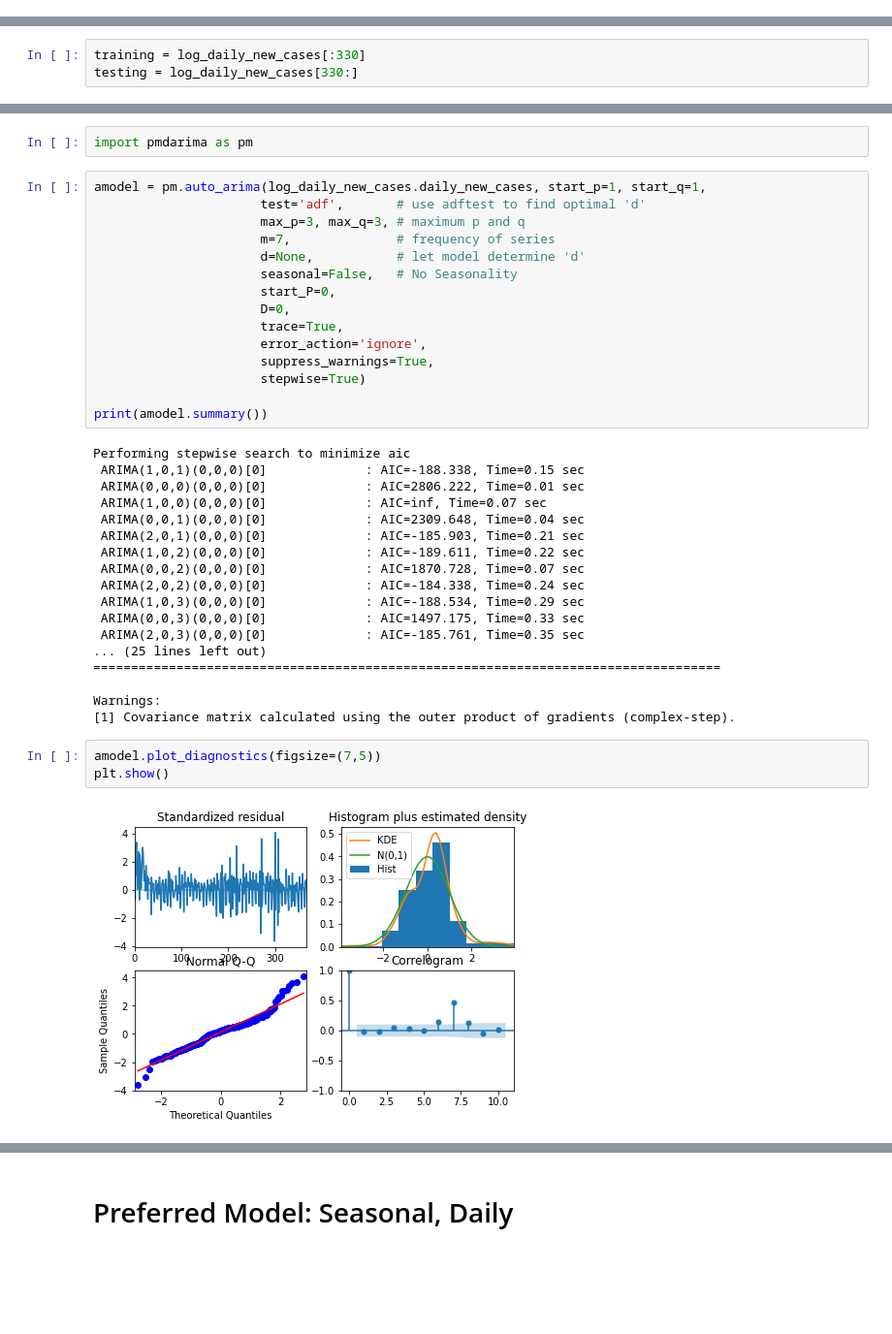
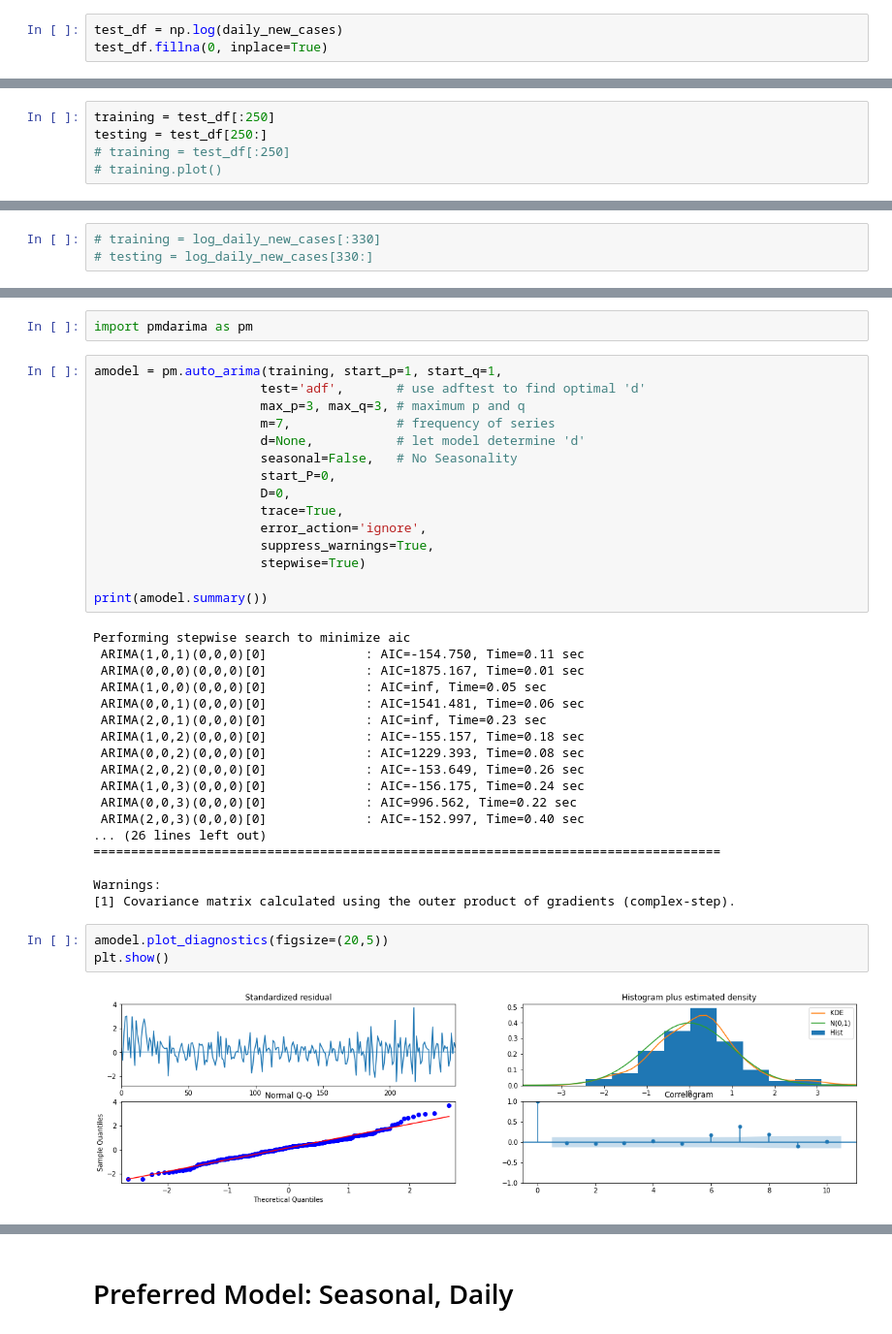
Before and after one commit to CCom20/covid-ml-application, a Jupyter notebook: notebooks/machine_learning_sandbox.ipynb, the cells around one changed output, grey strips where cells are left out. Shown at 97% size. Drawn from its saved outputs; the diff is of its cells as text; blank space fills up the shorter version.

```diff
--- a/notebooks/machine_learning_sandbox.ipynb
+++ b/notebooks/machine_learning_sandbox.ipynb
@@ -61,0 +83,3 @@ plot_pacf(log_daily_new_cases)
+# %%
+test_df = np.log(daily_new_cases)
+test_df.fillna(0, inplace=True)
@@ -68,0 +106,5 @@ p-value: 0.01402251976095639
+# %%
+training = test_df[:250]
+testing = test_df[250:]
+# training = test_df[:250]
+# training.plot()
@@ -127,4 +174,4 @@ model_1_pred[0]
 # %%
-training = log_daily_new_cases[:330]
-testing = log_daily_new_cases[330:]
+# training = log_daily_new_cases[:330]
+# testing = log_daily_new_cases[330:]
 # %%
@@ -159,7 +206,7 @@ plt.show()
 # %%
 import pmdarima as pm
 # %%
-amodel = pm.auto_arima(log_daily_new_cases.daily_new_cases, start_p=1, start_q=1,
+amodel = pm.auto_arima(training, start_p=1, start_q=1,
                       test='adf',       # use adftest to find optimal 'd'
                       max_p=3, max_q=3, # maximum p and q
                       m=7,              # frequency of series
@@ -175,25 +222,25 @@ amodel = pm.auto_arima(log_daily_new_cases.daily_new_cases, start_p=1, start_q=1
 print(amodel.summary())
 # %% [output]
 Performing stepwise search to minimize aic
- ARIMA(1,0,1)(0,0,0)[0]             : AIC=-188.338, Time=0.15 sec
- ARIMA(0,0,0)(0,0,0)[0]             : AIC=2806.222, Time=0.01 sec
- ARIMA(1,0,0)(0,0,0)[0]             : AIC=inf, Time=0.07 sec
- ARIMA(0,0,1)(0,0,0)[0]             : AIC=2309.648, Time=0.04 sec
- ARIMA(2,0,1)(0,0,0)[0]             : AIC=-185.903, Time=0.21 sec
- ARIMA(1,0,2)(0,0,0)[0]             : AIC=-189.611, Time=0.22 sec
- ARIMA(0,0,2)(0,0,0)[0]             : AIC=1870.728, Time=0.07 sec
- ARIMA(2,0,2)(0,0,0)[0]             : AIC=-184.338, Time=0.24 sec
- ARIMA(1,0,3)(0,0,0)[0]             : AIC=-188.534, Time=0.29 sec
- ARIMA(0,0,3)(0,0,0)[0]             : AIC=1497.175, Time=0.33 sec
- ARIMA(2,0,3)(0,0,0)[0]             : AIC=-185.761, Time=0.35 sec
-... (25 lines left out)
+ ARIMA(1,0,1)(0,0,0)[0]             : AIC=-154.750, Time=0.11 sec
+ ARIMA(0,0,0)(0,0,0)[0]             : AIC=1875.167, Time=0.01 sec
+ ARIMA(1,0,0)(0,0,0)[0]             : AIC=inf, Time=0.05 sec
+ ARIMA(0,0,1)(0,0,0)[0]             : AIC=1541.481, Time=0.06 sec
+ ARIMA(2,0,1)(0,0,0)[0]             : AIC=inf, Time=0.23 sec
+ ARIMA(1,0,2)(0,0,0)[0]             : AIC=-155.157, Time=0.18 sec
+ ARIMA(0,0,2)(0,0,0)[0]             : AIC=1229.393, Time=0.08 sec
+ ARIMA(2,0,2)(0,0,0)[0]             : AIC=-153.649, Time=0.26 sec
+ ARIMA(1,0,3)(0,0,0)[0]             : AIC=-156.175, Time=0.24 sec
+ ARIMA(0,0,3)(0,0,0)[0]             : AIC=996.562, Time=0.22 sec
+ ARIMA(2,0,3)(0,0,0)[0]             : AIC=-152.997, Time=0.40 sec
+... (26 lines left out)
 ===================================================================================
 
 Warnings:
 [1] Covariance matrix calculated using the outer product of gradients (complex-step).
 # %%
-amodel.plot_diagnostics(figsize=(7,5))
+amodel.plot_diagnostics(figsize=(20,5))
 plt.show()
 # %% [output]
-[figure, old version]
+[figure, new version]
 # %%
```
Also changed, not shown: parts of 53 cells of this notebook.
